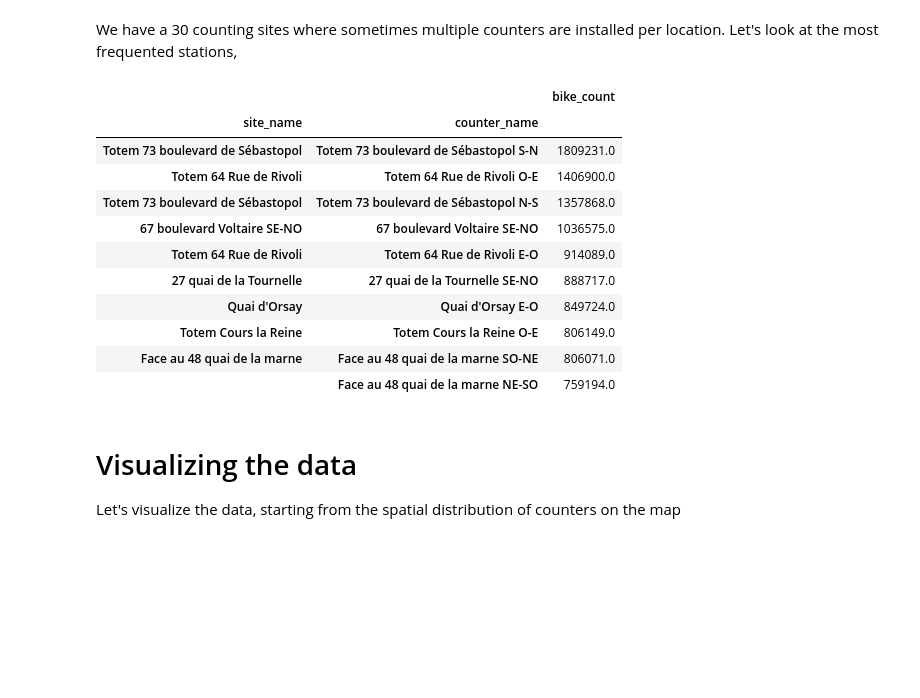
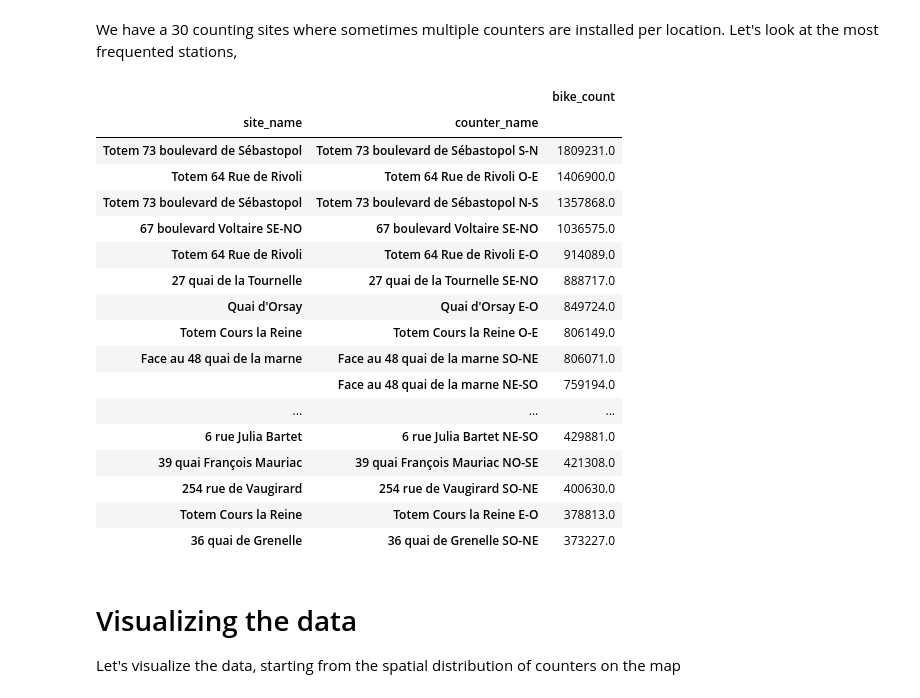
Before and after one commit to mat10599/bike_counters, a Jupyter notebook: bike_counters_starting_kit.ipynb, the cells around one changed output. Saved outputs shown, nothing was run; the diff lists cells and outputs as text; code cells hidden in the pictures; blank space fills up the shorter version.

```diff
--- a/bike_counters_starting_kit.ipynb
+++ b/bike_counters_starting_kit.ipynb
@@ -188,20 +146,26 @@ We have a 30 counting sites where sometimes multiple counters are installed per
 # %%
 data.groupby(["site_name", "counter_name"])["bike_count"].sum().sort_values(
     ascending=False
-).head(10).to_frame()
+).head(30).to_frame()
 # %% [output]
 |  |  | bike_count |
 | site_name | counter_name |  |
 | Totem 73 boulevard de Sébastopol | Totem 73 boulevard de Sébastopol S-N | 1809231.0 |
 | Totem 64 Rue de Rivoli | Totem 64 Rue de Rivoli O-E | 1406900.0 |
 | Totem 73 boulevard de Sébastopol | Totem 73 boulevard de Sébastopol N-S | 1357868.0 |
 | 67 boulevard Voltaire SE-NO | 67 boulevard Voltaire SE-NO | 1036575.0 |
 | Totem 64 Rue de Rivoli | Totem 64 Rue de Rivoli E-O | 914089.0 |
 | 27 quai de la Tournelle | 27 quai de la Tournelle SE-NO | 888717.0 |
 | Quai d'Orsay | Quai d'Orsay E-O | 849724.0 |
 | Totem Cours la Reine | Totem Cours la Reine O-E | 806149.0 |
 | Face au 48 quai de la marne | Face au 48 quai de la marne SO-NE | 806071.0 |
 |  | Face au 48 quai de la marne NE-SO | 759194.0 |
+| ... | ... | ... |
+| 6 rue Julia Bartet | 6 rue Julia Bartet NE-SO | 429881.0 |
+| 39 quai François Mauriac | 39 quai François Mauriac NO-SE | 421308.0 |
+| 254 rue de Vaugirard | 254 rue de Vaugirard SO-NE | 400630.0 |
+| Totem Cours la Reine | Totem Cours la Reine E-O | 378813.0 |
+| 36 quai de Grenelle | 36 quai de Grenelle SO-NE | 373227.0 |
 # %% [markdown]
 # Visualizing the data
 
```
Also changed, not shown: parts of 30 cells of this notebook, 1 other file.
